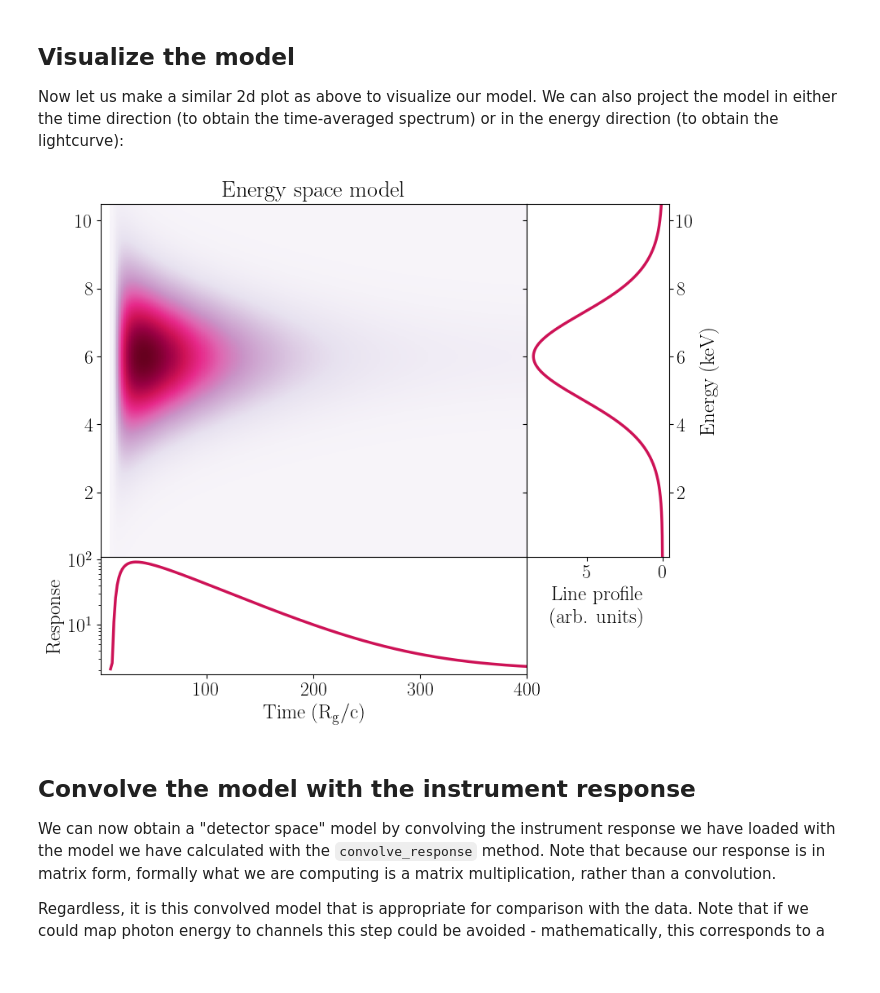
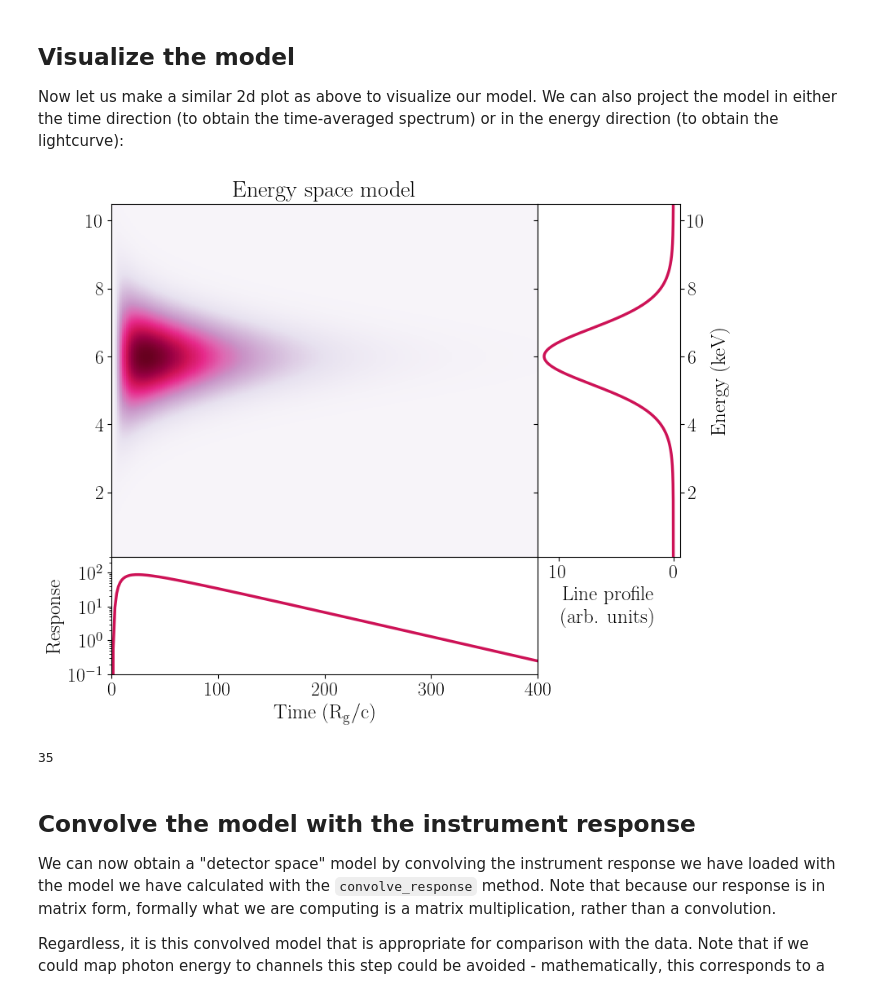
Before and after one commit to matteolucchini1/nDspec, a Jupyter notebook: docs/response.ipynb, the cells around one changed output. Saved outputs shown, nothing was run; the diff lists cells and outputs as text; code cells hidden in the pictures.

```diff
--- a/docs/response.ipynb
+++ b/docs/response.ipynb
@@ -78,25 +100,25 @@ For the energy grid we have to be more careful, as this needs to be identical to
 from astropy.io import fits
 
 #read the NICER response to set up an identical energy array
-test_NICER_rmf = "data/nicer-rmf6s-teamonly-array50.rmf"
-test_response = fits.open(test_NICER_rmf)
+NICER_path = "data/nicer-rmf6s-teamonly-array50.rmf"
+NICER_file = fits.open(NICER_path)
 # get all the extension names
-test_extnames = np.array([h.name for h in test_response])
-if "MATRIX" in test_extnames:
-    test_h = test_response["MATRIX"]
+extnames = np.array([h.name for h in NICER_file])
+if "MATRIX" in extnames:
+    header = NICER_file["MATRIX"]
 elif "SPECRESP MATRIX" in extnames:
-    test_h = test_response["SPECRESP MATRIX"]
-test_data = test_h.data
-test_energ_lo = np.array(test_data.field("ENERG_LO"))
-test_energ_hi = np.array(test_data.field("ENERG_HI"))
-test_energy_array = (test_energ_lo+test_energ_hi)/2.
-test_energy_channels=len(test_energy_array)
-test_response.close()
+    header = NICER_file["SPECRESP MATRIX"]
+NICER_data = header.data
+NICER_energ_lo = np.array(NICER_data.field("ENERG_LO"))
+NICER_energ_hi = np.array(NICER_data.field("ENERG_HI"))
+NICER_energy_array = (NICER_energ_lo+NICER_energ_hi)/2.
+NICER_energy_channels=len(NICER_energy_array)
+NICER_file.close()
 
 time_res = 250
-time_array = np.linspace(10.,400,time_res)
+time_array = np.linspace(0.1,400,time_res)
 
-impulse_test, line_profile, pulse_profile = simple_impulse(2.5,6,10,60)
+impulse_test, line_profile, pulse_profile = gauss_fred(time_array,NICER_energy_array,[1.,2.5,6.0,10,60,-0.25])
 # %% [markdown]
 ## Visualize the model
 
@@ -111,38 +133,42 @@ colorscale = pl.cm.PuRd(np.linspace(0.,1.,5))
 
 fig = plt.figure(figsize=(9.,7.5))
 
 gs = gridspec.GridSpec(200,200)
 gs.update(wspace=0,hspace=0)
 ax = plt.subplot(gs[:-50,:-50])
 side = plt.subplot(gs[:-50,-50:200])
 below = plt.subplot(gs[-50:200,:-50])
 
-ax.pcolor(time_array,test_energy_array,impulse_test,cmap="PuRd",
+ax.pcolor(time_array,NICER_energy_array,impulse_test,cmap="PuRd",
           shading='auto',linewidth=0,rasterized=True)
 ax.set_xticklabels([])
 ax.set_ylim([0.1,10.5])
-ax.set_xlim([1,400.])
+ax.set_xlim([0,400])
 ax.xaxis.set_visible(False)
 
 below.semilogy(time_array,pulse_profile,linewidth=2.5,color=colorscale[3])
 below.set_xlabel("Time ($\\rm{R_g}/c$)",fontsize=18)
 below.set_ylabel("Response",fontsize=18)
-below.set_xlim([1,400.])
+below.set_ylim([1e-1,3e2])
+below.set_xlim([0,400])
 
-side.plot(line_profile,test_energy_array,linewidth=2.5,color=colorscale[3])
+side.plot(line_profile,NICER_energy_array,linewidth=2.5,color=colorscale[3])
 side.invert_xaxis()
 side.yaxis.tick_right()
 side.yaxis.set_label_position('right')
 side.yaxis.set_ticks_position('both')
 side.set_xlabel("Line profile \n (arb. units)",fontsize=18)
 side.set_ylabel("Energy (keV)",fontsize=18)
 side.set_ylim([0.1,10.5])
 
 ax.set_title("Energy space model")
 
 plt.show()
+
+gc.collect()
 # %% [output]
-[figure, old version]
+[figure, new version]
+35
 # %% [markdown]
 ## Convolve the model with the instrument response
 
```
Also changed, not shown: parts of 18 cells of this notebook, 3 other files.
